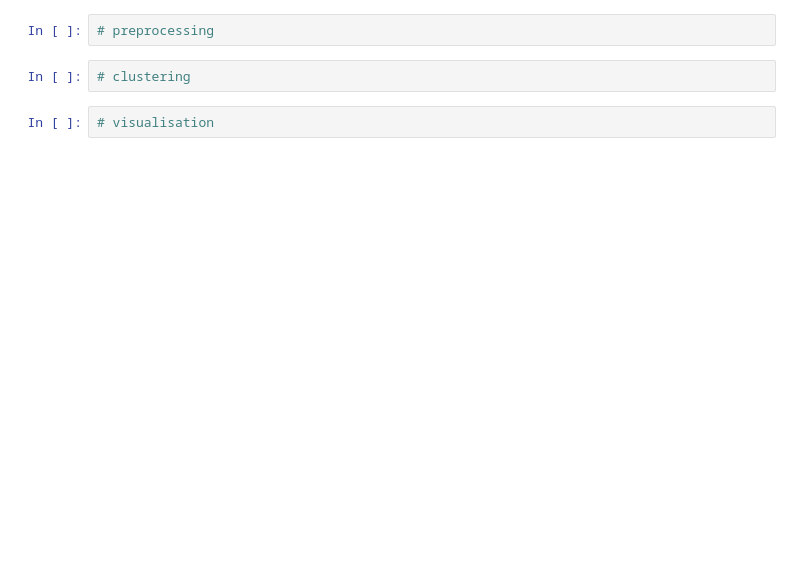
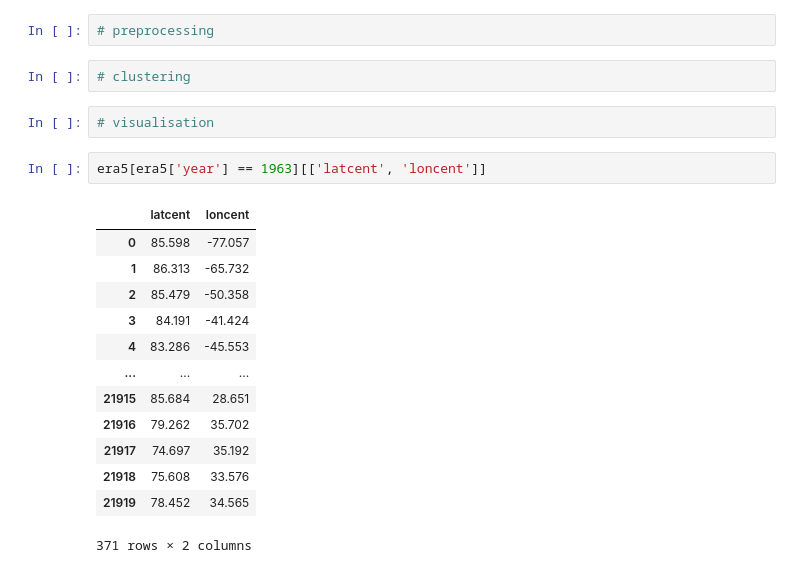
Before and after one commit to hGl0/arctic, a Jupyter notebook: Playground.ipynb, the cells around one changed output. Saved outputs shown, nothing was run; the diff lists cells and outputs as text; blank space fills up the shorter version.

```diff
--- a/Playground.ipynb
+++ b/Playground.ipynb
@@ -303,3 +343,19 @@ array([85.598, 86.313, 85.479, ..., 81.482, 82.678, 83.427])
 # clustering
 # %%
 # visualisation
+# %%
+era5[era5['year'] == 1963][['latcent', 'loncent']]
+# %% [output]
+|  | latcent | loncent |
+| 0 | 85.598 | -77.057 |
+| 1 | 86.313 | -65.732 |
+| 2 | 85.479 | -50.358 |
+| 3 | 84.191 | -41.424 |
+| 4 | 83.286 | -45.553 |
+| ... | ... | ... |
+| 21915 | 85.684 | 28.651 |
+| 21916 | 79.262 | 35.702 |
+| 21917 | 74.697 | 35.192 |
+| 21918 | 75.608 | 33.576 |
+| 21919 | 78.452 | 34.565 |
+371 rows × 2 columns
```
Also changed, not shown: parts of 2 cells of this notebook, 1 other file.
